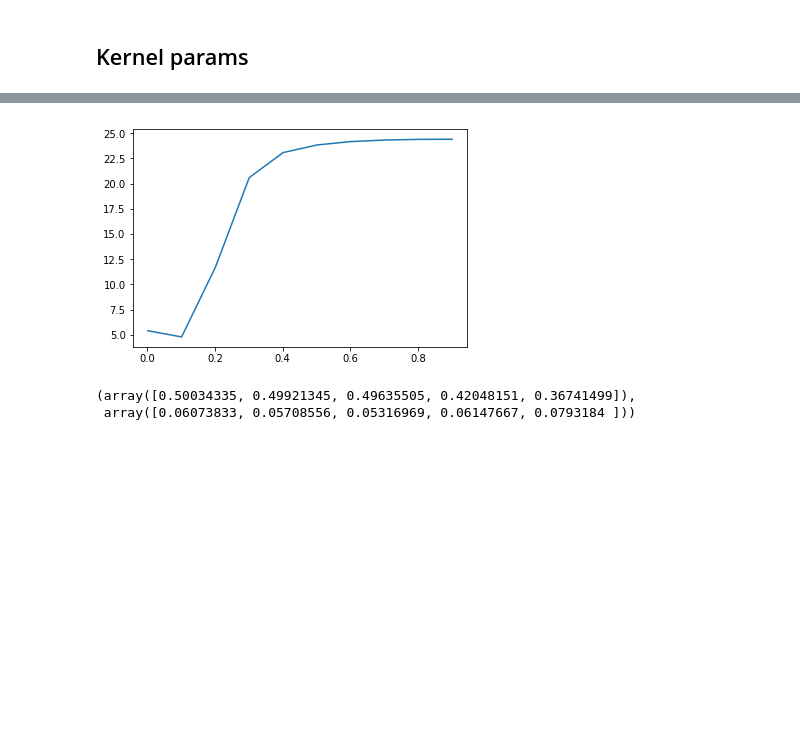
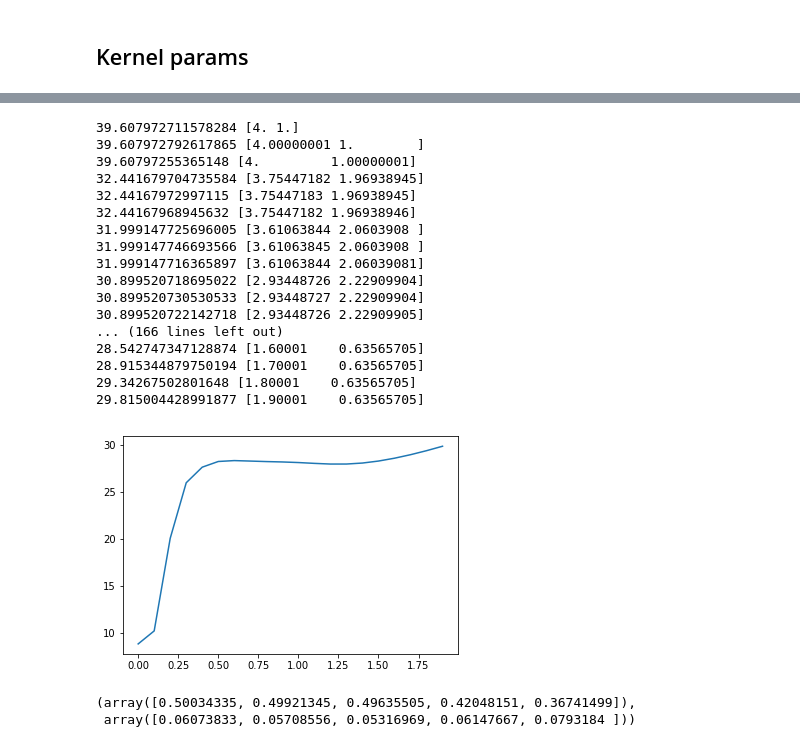
Before and after one commit to darthdeus/bopt, a Jupyter notebook: GP mojeopt.ipynb, the cells around one changed output, grey strips where cells are left out. Drawn from its saved outputs; the diff is of its cells as text; code cells hidden in the pictures; blank space fills up the shorter version.

```diff
--- a/GP mojeopt.ipynb
+++ b/GP mojeopt.ipynb
@@ -261,7 +317,25 @@ gp = GaussianProcess(noise=0.01).fit(X_train, y_train).optimize_kernel().posteri
-# %%
-plot_kernel_loss(gp.kernel, X_train, y_train, xmax=1)
-# %% [output]
-[figure, removed]
+# %%
+gp = GaussianProcess(noise=.01, kernel=SquaredExp()).fit(X_train, y_train).optimize_kernel()
+plot_kernel_loss(gp.kernel, X_train, y_train, xmax=2)
+# %% [output]
+39.607972711578284 [4. 1.]
+39.607972792617865 [4.00000001 1.        ]
+39.60797255365148 [4.         1.00000001]
+32.441679704735584 [3.75447182 1.96938945]
+32.44167972997115 [3.75447183 1.96938945]
+32.44167968945632 [3.75447182 1.96938946]
+31.999147725696005 [3.61063844 2.0603908 ]
+31.999147746693566 [3.61063845 2.0603908 ]
+31.999147716365897 [3.61063844 2.06039081]
+30.899520718695022 [2.93448726 2.22909904]
+30.899520730530533 [2.93448727 2.22909904]
+30.899520722142718 [2.93448726 2.22909905]
+... (166 lines left out)
+28.542747347128874 [1.60001    0.63565705]
+28.915344879750194 [1.70001    0.63565705]
+29.34267502801648 [1.80001    0.63565705]
+29.815004428991877 [1.90001    0.63565705]
+[figure, added]
 # %%
 gp.posterior(X_train).mu_std()
 # %% [output]
```
Also changed, not shown: parts of 8 cells of this notebook, 2 other files.
